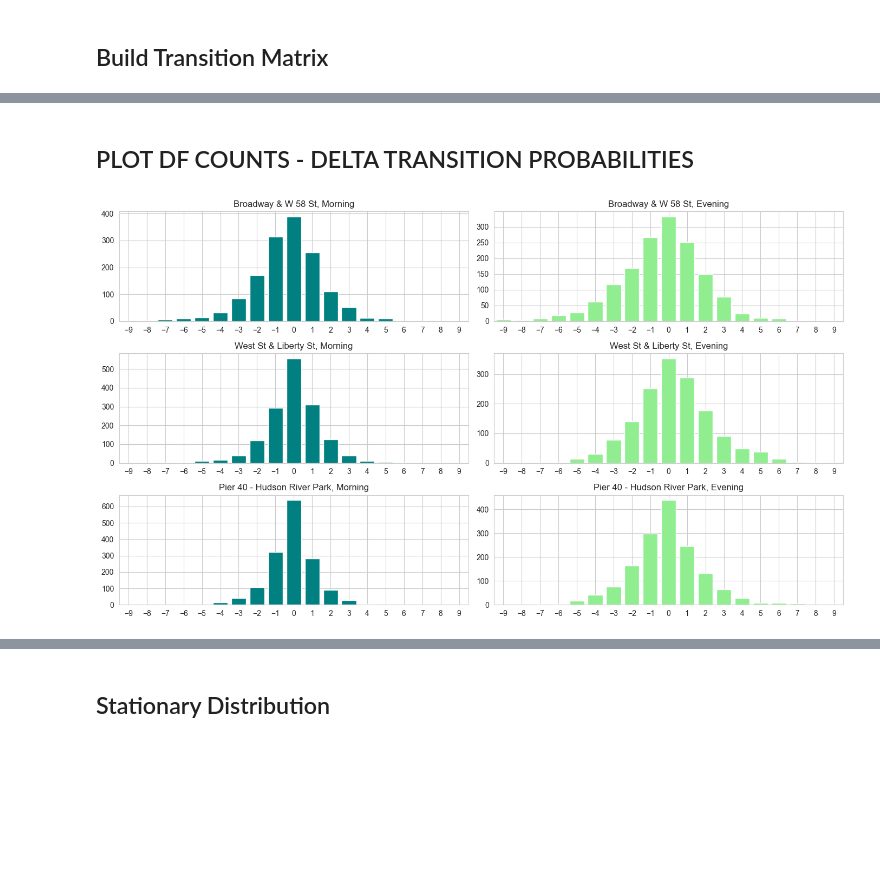
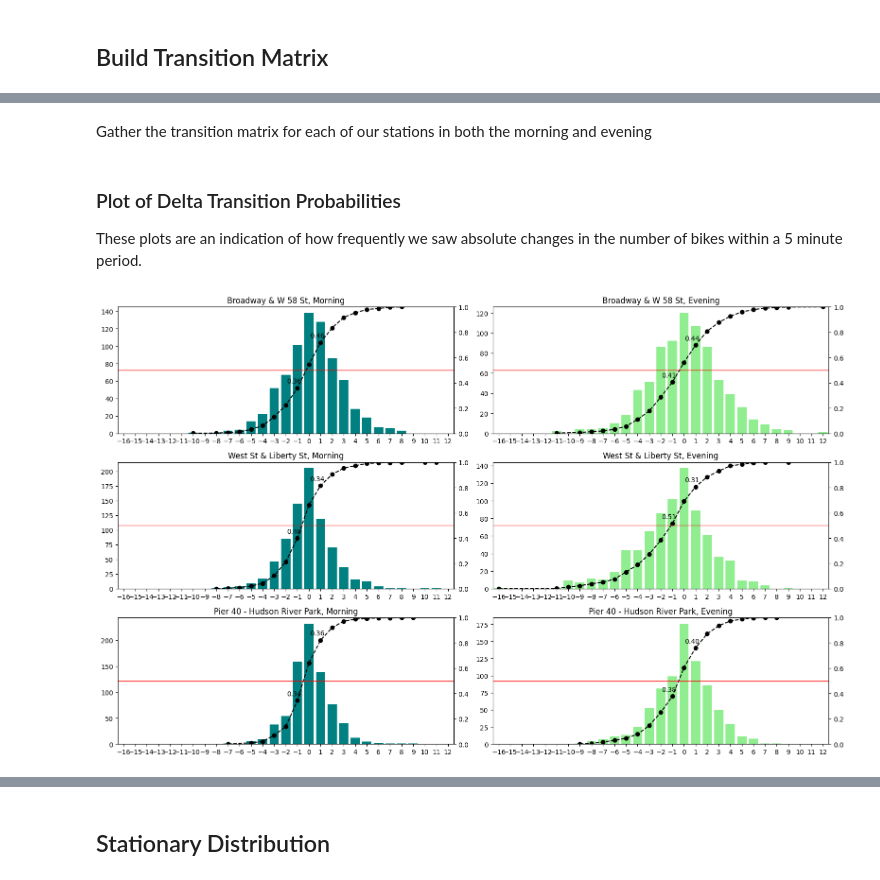
Before and after one commit to bwoody13/nyc-citibike-markovchain, a Jupyter notebook: project.ipynb, the cells around one changed output, grey strips where cells are left out. Saved outputs shown, nothing was run; the diff lists cells and outputs as text; code cells hidden in the pictures; blank space fills up the shorter version.

Commit message:
added some new plots and analysis. Corrected calculation for bins and ride deltas

```diff
--- a/project.ipynb
+++ b/project.ipynb
@@ -244 +287,4 @@ We decided to use 5 minutes as our building block for the stationary distributio
+# %%
+# intervals = 5
+intervals = 10
 # %%
@@ -256,5 +345,6 @@ df_stations.head()
 # %%
 plt.figure(figsize=(16, 12))
+
 for i, station_id in enumerate(station_ids):
     # Create masks for trips that start or end at the current station
     mask_st = df_stations['start_station_id'] == station_id
@@ -262,18 +352,20 @@ for i, station_id in enumerate(station_ids):
 
     # Histogram for start bin (1st column)
     plt.subplot(3, 2, 2*i + 1)  # 3 rows, 2 columns, subplot index for start bin
-    plt.hist(df_stations[mask_st].start_bin, bins=24*60//5, color='navy')
-    plt.title(f"""Start Bin Histogram for {station_map[station_id].get("station_name")}""")
+    plt.hist(df_stations[mask_st].start_bin, bins=24*60//intervals, color='navy')
+    plt.title(f"Start Bin Histogram for {station_map[station_id].get('station_name')}")
     plt.xlabel('Start Interval of Trip')
     plt.ylabel('Count')
+    plt.ylim(0, 175)  # Set y-axis limits
     plt.grid()
 
     # Histogram for end bin (2nd column)
     plt.subplot(3, 2, 2*i + 2)  # 3 rows, 2 columns, subplot index for end bin
-    plt.hist(df_stations[mask_end].end_bin, bins=288, color='limegreen')
-    plt.title(f"""End Bin Histogram for {station_map[station_id].get("station_name")}""")
+    plt.hist(df_stations[mask_end].end_bin, bins=24*60//intervals, color='limegreen')
+    plt.title(f"End Bin Histogram for {station_map[station_id].get('station_name')}")
     plt.xlabel('End Interval of Trip')
     plt.ylabel('Count')
+    plt.ylim(0, 175)  # Set y-axis limits
     plt.grid()
 
 plt.tight_layout()
@@ -288,6 +382,8 @@ plt.show()
 # %%
-morning_start, morning_end = 78, 150
-evening_start, evening_end = 192, 264
+# morning_start, morning_end = 78, 150
+# evening_start, evening_end = 192, 264
+morning_start, morning_end = 39, 75
+evening_start, evening_end = 96, 132
 
 mask_morning_st = (morning_start <= df_stations.start_bin) & (df_stations.start_bin <= morning_end) & (df_stations.start_station_id.isin(station_ids))
 mask_morning_end = (morning_start <= df_stations.end_bin) & (df_stations.end_bin <= morning_end) & (df_stations.end_station_id.isin(station_ids))
@@ -389,6 +502,8 @@ def get_transition_matrix(df, station_id, bins):
         P[start_state, :] /= total_row
 
     return P, df_counts
+# %% [markdown]
+Gather the transition matrix for each of our stations in both the morning and evening
 # %%
 P_s1_m, d_s1_m = get_transition_matrix(df_s1_m, station_1_id, morning_bins)
 P_s1_e, d_s1_e  = get_transition_matrix(df_s1_e, station_1_id, evening_bins)
@@ -399,38 +514,49 @@ P_s2_e, d_s2_e = get_transition_matrix(df_s2_e, station_2_id, evening_bins)
 P_s3_m, d_s3_m = get_transition_matrix(df_s3_m, station_3_id, morning_bins)
 P_s3_e, d_s3_e = get_transition_matrix(df_s3_e, station_3_id, evening_bins)
 # %% [markdown]
-## PLOT DF COUNTS - DELTA TRANSITION PROBABILITIES
+### Plot of Delta Transition Probabilities
+These plots are an indication of how frequently we saw absolute changes in the number of bikes within a 5 minute period.
 # %%
-#Second option to visualize
-fig, axs = plt.subplots(3, 2, figsize=(14, 8), sharex=False)  # 3 rows, 2 columns
+fig, axs = plt.subplots(3, 2, figsize=(16, 10), sharex=False)  # 3 rows, 2 columns
 
-x_ticks = range(-9, 10)
+x_ticks = range(-16, 13)
 
-# Plot each stationary distribution
-axs[0, 0].bar(d_s1_m.ride_delta, d_s1_m.true_bin, color = 'teal')
-axs[0, 0].set_title("Broadway & W 58 St, Morning")
+# Function to plot the bars and the CDF line
+def plot_station(ax, ride_delta, true_bin, title, color):
+    ax.bar(ride_delta, true_bin, color=color)
+    ax.set_title(title)
 
-axs[0, 1].bar(d_s1_e.ride_delta, d_s1_e.true_bin, color = 'lightgreen')
-axs[0, 1].set_title("Broadway & W 58 St, Evening")
+    # Calculate the CDF
+    cdf = true_bin.cumsum() / true_bin.sum()
+    # Plot the CDF line
+    ax2 = ax.twinx()
+    ax2.plot(ride_delta, cdf, color='black', linestyle='--', marker='o')
+    ax2.set_ylim(0, 1)
 
-axs[1, 0].bar(d_s2_m.ride_delta, d_s2_m.true_bin, color = 'teal')
-axs[1, 0].set_title("West St & Liberty St, Morning")
+    # Add a horizontal line at y=0.5
+    ax2.axhline(y=0.5, color='red', linestyle='-', linewidth=1)
 
-axs[1, 1].bar(d_s2_e.ride_delta, d_s2_e.true_bin, color = 'lightgreen')
-axs[1, 1].set_title("West St & Liberty St, Evening")
+    cdf_val_n1 = cdf[ride_delta == -1].iloc[0]
+    ax2.annotate(f'{cdf_val_n1:.2f}', (-1, cdf_val_n1), textcoords="offset points", xytext=(-5,7.5), ha='center')
+    cdf_val_0 = cdf[ride_delta == 0].iloc[0]
+    cdf_val_p1 = cdf[ride_delta == 1].iloc[0]
+    ax2.annotate(f'{1 - cdf_val_0:.2f}', (1, cdf_val_p1), textcoords="offset points", xytext=(-5,7.5), ha='center')
 
-axs[2, 0].bar(d_s3_m.ride_delta, d_s3_m.true_bin, color = 'teal')
-axs[2, 0].set_title("Pier 40 - Hudson River Park, Morning")
 
-axs[2, 1].bar(d_s3_e.ride_delta, d_s3_e.true_bin, color = 'lightgreen')
-axs[2, 1].set_title("Pier 40 - Hudson River Park, Evening")
+# Plot each stationary distribution and its corresponding CDF
+plot_station(axs[0, 0], d_s1_m.ride_delta, d_s1_m.true_bin, "Broadway & W 58 St, Morning", 'teal')
+plot_station(axs[0, 1], d_s1_e.ride_delta, d_s1_e.true_bin, "Broadway & W 58 St, Evening", 'lightgreen')
+plot_station(axs[1, 0], d_s2_m.ride_delta, d_s2_m.true_bin, "West St & Liberty St, Morning", 'teal')
+plot_station(axs[1, 1], d_s2_e.ride_delta, d_s2_e.true_bin, "West St & Liberty St, Evening", 'lightgreen')
+plot_station(axs[2, 0], d_s3_m.ride_delta, d_s3_m.true_bin, "Pier 40 - Hudson River Park, Morning", 'teal')
+plot_station(axs[2, 1], d_s3_e.ride_delta, d_s3_e.true_bin, "Pier 40 - Hudson River Park, Evening", 'lightgreen')
 
 for i, ax in enumerate(axs.flat):
-    ax.set_xlim(-9.5, 9.5)  # Set x-axis limits to remove gaps at the extremities
+    ax.set_xlim(-16.5, 12.5)
     ax.set_xticks(x_ticks)
 
 # Adjust layout
 plt.tight_layout()
 plt.show()
 # %% [output]
-[figure, old version]
+[figure, new version]
```
Also changed, not shown: parts of 40 cells of this notebook.
